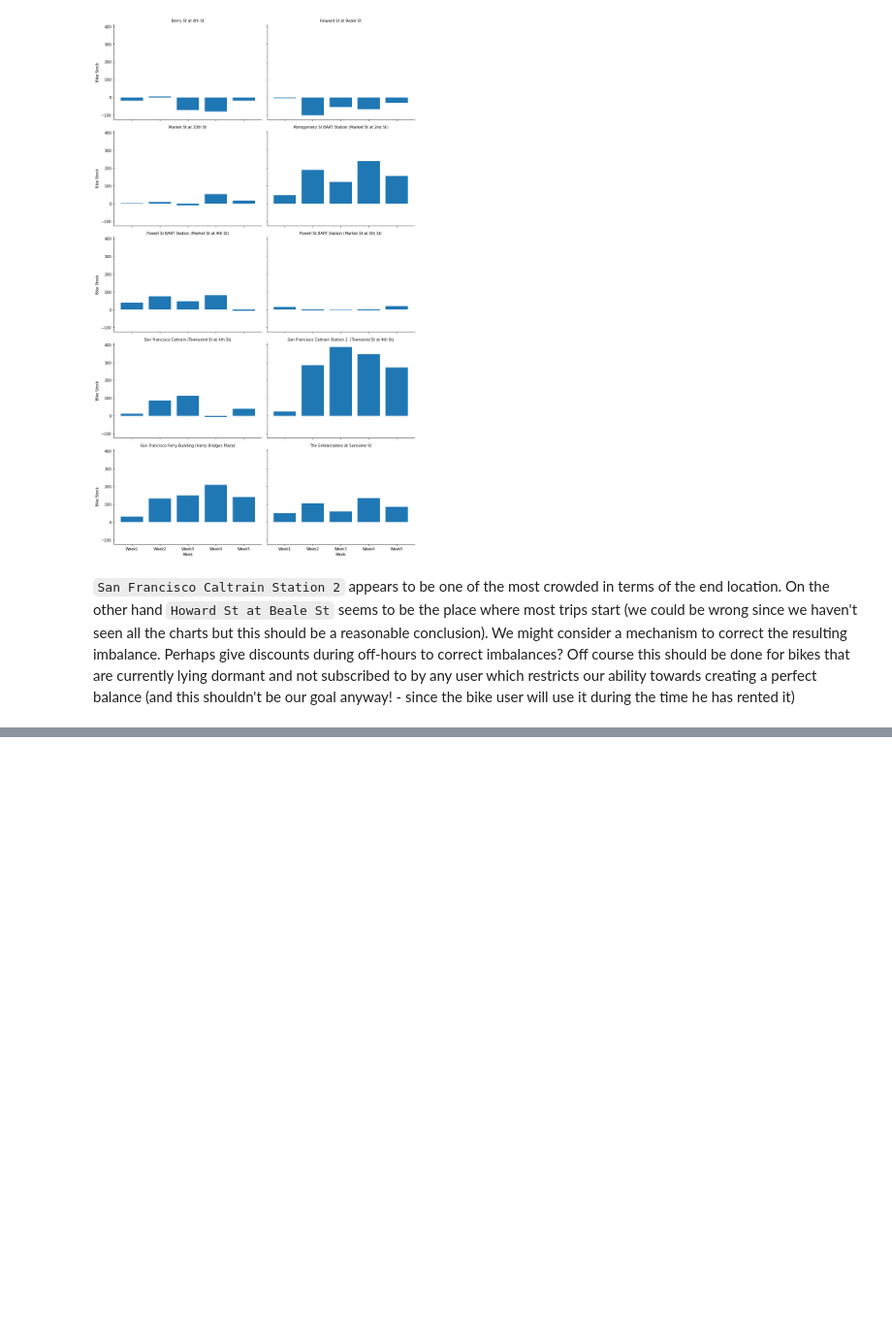
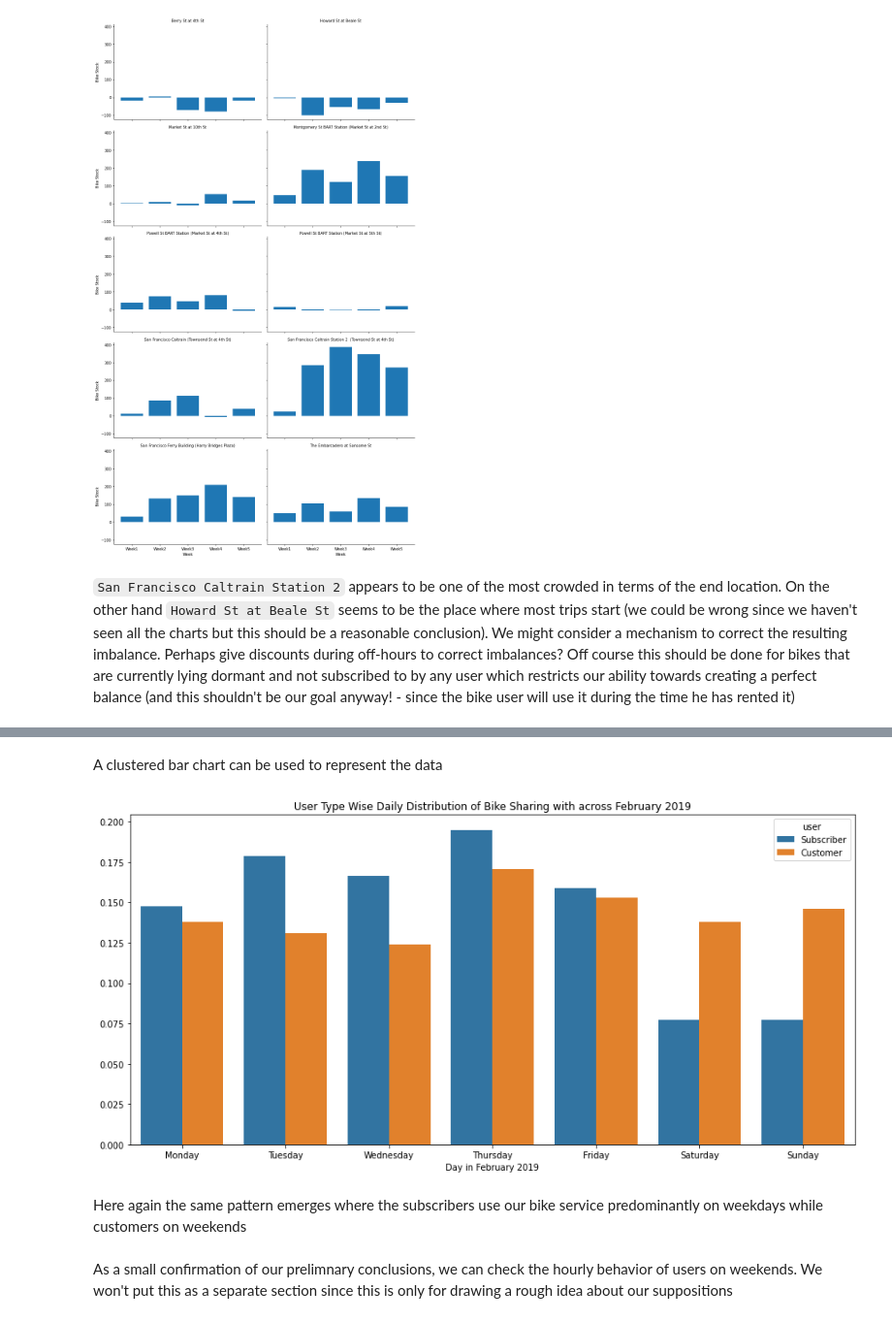
Before and after one commit to Pratik-Sanghavi/Udacity-Data-Analyst-Nanodegree, a Jupyter notebook: Module 5 Project/Ford Go Bike Trip Data.ipynb, the cells around one changed output, grey strips where cells are left out. Shown at 97% size. Saved outputs shown, nothing was run; the diff lists cells and outputs as text; code cells hidden in the pictures; blank space fills up the shorter version.

```diff
--- a/Module 5 Project/Ford Go Bike Trip Data.ipynb
+++ b/Module 5 Project/Ford Go Bike Trip Data.ipynb
@@ -564,0 +656,26 @@ plt.xticks([0,1,2,3,4],['Week1', 'Week2', 'Week3', 'Week4', 'Week5']);
+# %%
+freq_by_usertype_day = df_bike_sharing_weekday.groupby(['weekday','user_type']).size().reset_index()
+freq_by_usertype_day.columns = ['day','user_type','count']
+def to_prop(freq_by_usertype_day):
+    cust_prop = freq_by_usertype_day.query('user_type == "Customer"')['count']/customer_count
+    sub_prop = freq_by_usertype_day.query('user_type == "Subscriber"')['count']/subscriber_count
+    for i in range(freq_by_usertype_day.shape[0]):
+        if i % 2 == 0:
+            freq_by_usertype_day.loc[i,'count'] = cust_prop[i]
+        else:
+            freq_by_usertype_day.loc[i,'count'] = sub_prop[i]
+    freq_by_usertype_day.columns = ['day','user','proportion']
+    return freq_by_usertype_day
+freq_by_usertype_day = to_prop(freq_by_usertype_day)
+# %% [markdown]
+A clustered bar chart can be used to represent the data
+# %%
+clustered_bar_plot([15,7], freq_by_usertype_day, 'day', 'proportion', 'user', ['Subscriber','Customer'], "Day in February 2019", '', "User Type Wise Daily Distribution of Bike Sharing with across February 2019")
+
+plt.xticks([0,1,2,3,4,5,6],['Monday','Tuesday','Wednesday','Thursday','Friday','Saturday','Sunday']);
+# %% [output]
+[figure, added]
+# %% [markdown]
+Here again the same pattern emerges where the subscribers use our bike service predominantly on weekdays while customers on weekends
+# %% [markdown]
+As a small confirmation of our prelimnary conclusions, we can check the hourly behavior of users on weekends. We won't put this as a separate section since this is only for drawing a rough idea about our suppositions
```
Also changed, not shown: parts of 82 cells of this notebook, 4 other files.
